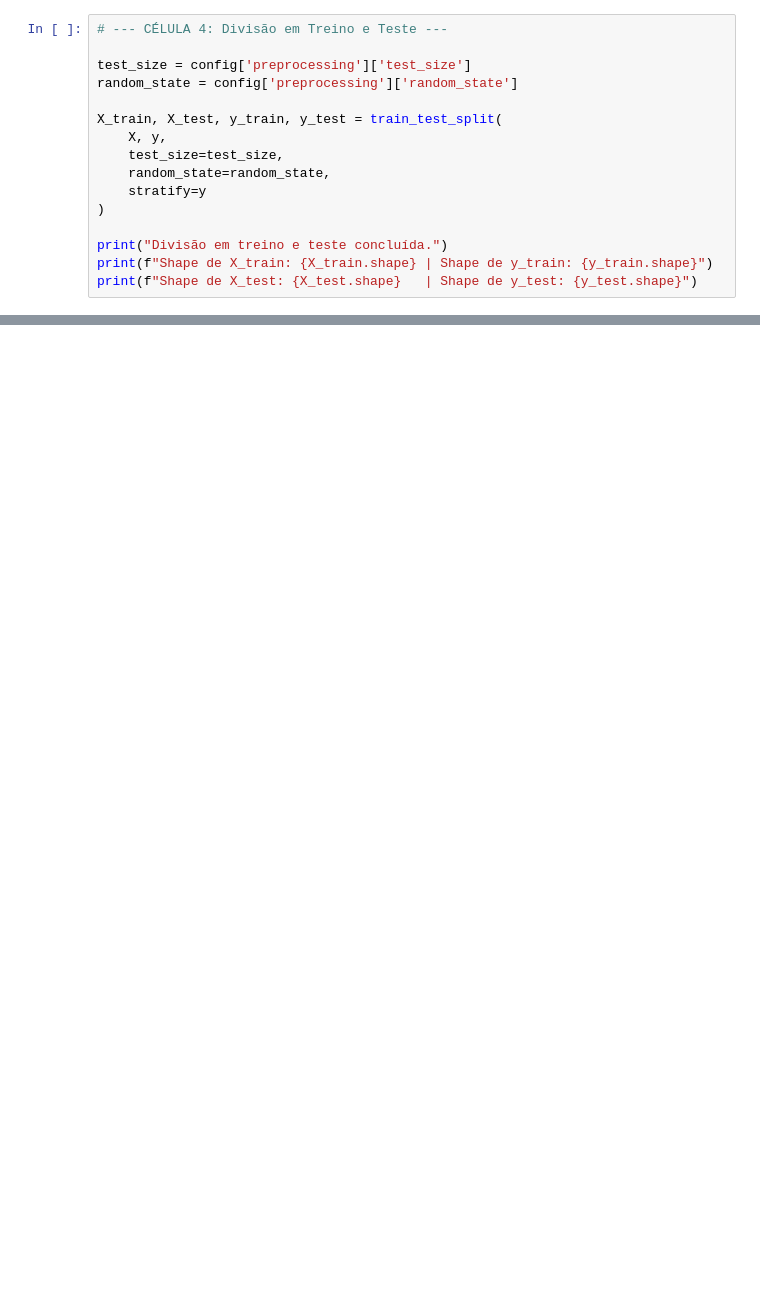
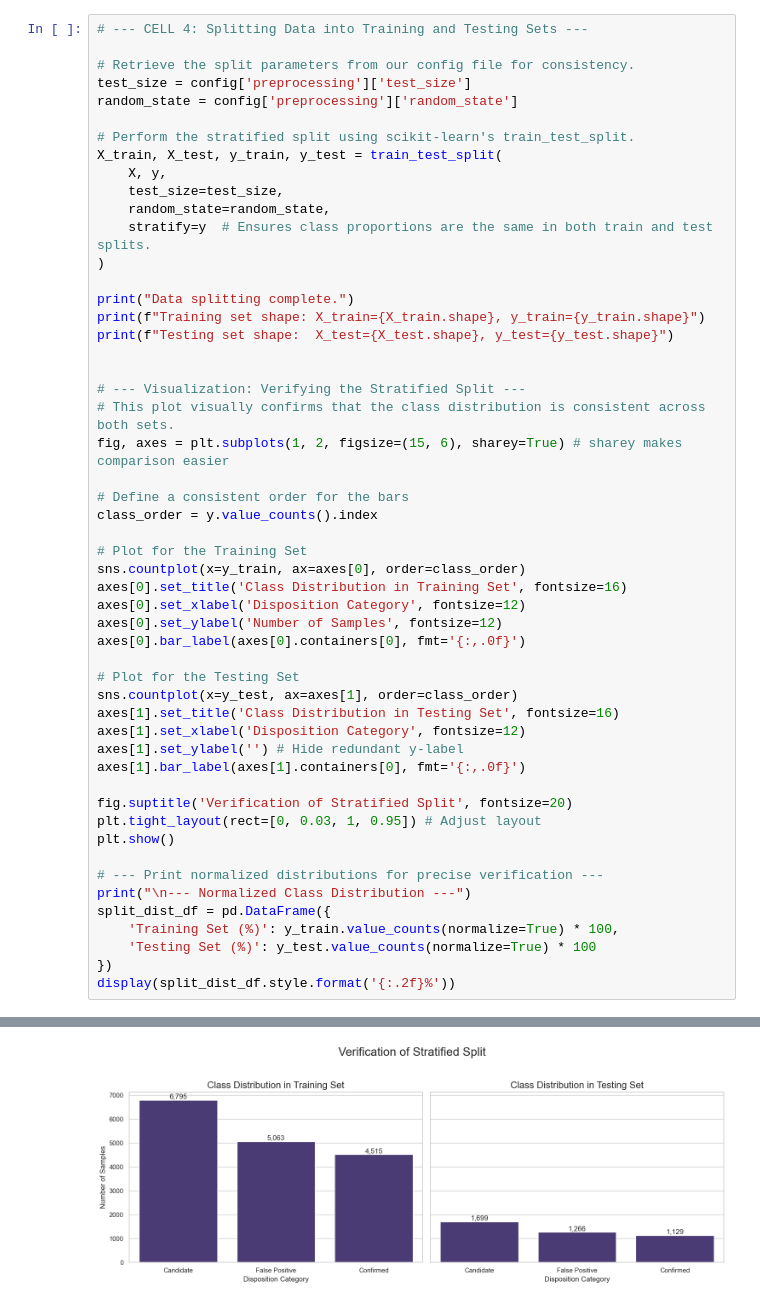
Before and after one commit to gasbriel07sm/hackathon_exoplanet, a Jupyter notebook: preprocessing.ipynb, the cells around one changed output, grey strips where cells are left out. Drawn from its saved outputs; the diff is of its cells as text; blank space fills up the shorter version.

```diff
--- a/preprocessing.ipynb
+++ b/preprocessing.ipynb
@@ -118,17 +286,53 @@ Célula 4: Divisão em Dados de Treino e Teste
 # %%
-# --- CÉLULA 4: Divisão em Treino e Teste ---
+# --- CELL 4: Splitting Data into Training and Testing Sets ---
 
+# Retrieve the split parameters from our config file for consistency.
 test_size = config['preprocessing']['test_size']
 random_state = config['preprocessing']['random_state']
 
+# Perform the stratified split using scikit-learn's train_test_split.
 X_train, X_test, y_train, y_test = train_test_split(
     X, y,
     test_size=test_size,
     random_state=random_state,
-    stratify=y
+    stratify=y  # Ensures class proportions are the same in both train and test splits.
 )
 
-print("Divisão em treino e teste concluída.")
-print(f"Shape de X_train: {X_train.shape} | Shape de y_train: {y_train.shape}")
-print(f"Shape de X_test: {X_test.shape}   | Shape de y_test: {y_test.shape}")
+print("Data splitting complete.")
+print(f"Training set shape: X_train={X_train.shape}, y_train={y_train.shape}")
+print(f"Testing set shape:  X_test={X_test.shape}, y_test={y_test.shape}")
+
+
+# --- Visualization: Verifying the Stratified Split ---
+# This plot visually confirms that the class distribution is consistent across both sets.
+fig, axes = plt.subplots(1, 2, figsize=(15, 6), sharey=True) # sharey makes comparison easier
+
+# Define a consistent order for the bars
+class_order = y.value_counts().index
+
+# Plot for the Training Set
+sns.countplot(x=y_train, ax=axes[0], order=class_order)
+axes[0].set_title('Class Distribution in Training Set', fontsize=16)
+axes[0].set_xlabel('Disposition Category', fontsize=12)
+axes[0].set_ylabel('Number of Samples', fontsize=12)
+axes[0].bar_label(axes[0].containers[0], fmt='{:,.0f}')
+
+# Plot for the Testing Set
+sns.countplot(x=y_test, ax=axes[1], order=class_order)
+axes[1].set_title('Class Distribution in Testing Set', fontsize=16)
+axes[1].set_xlabel('Disposition Category', fontsize=12)
+axes[1].set_ylabel('') # Hide redundant y-label
+axes[1].bar_label(axes[1].containers[0], fmt='{:,.0f}')
+
+fig.suptitle('Verification of Stratified Split', fontsize=20)
+plt.tight_layout(rect=[0, 0.03, 1, 0.95]) # Adjust layout
+plt.show()
+
+# --- Print normalized distributions for precise verification ---
+print("\n--- Normalized Class Distribution ---")
+split_dist_df = pd.DataFrame({
+    'Training Set (%)': y_train.value_counts(normalize=True) * 100,
+    'Testing Set (%)': y_test.value_counts(normalize=True) * 100
+})
+display(split_dist_df.style.format('{:.2f}%'))
 # %% [output]
@@ -137,0 +342 @@ Shape de X_test: (3297, 200)   | Shape de y_test: (3297,)
+[figure, added]
```
Also changed, not shown: parts of 19 cells of this notebook, 7 other files.
